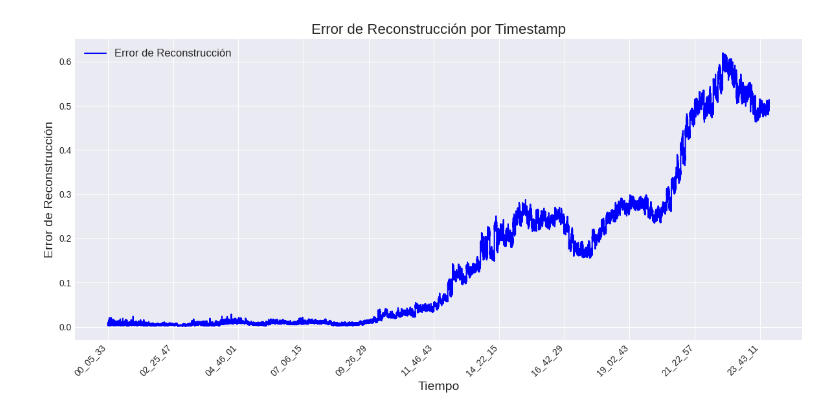
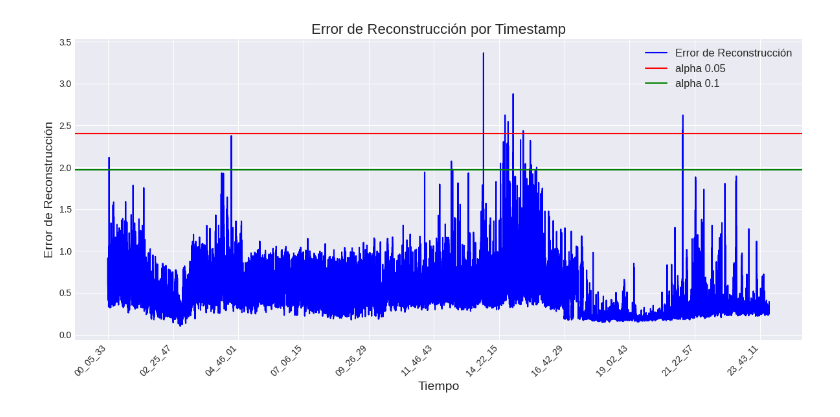
Before and after one commit to richiprieto/wedowind_docto, a Jupyter notebook: src/UnirGraficas.ipynb, the cells around one changed output. Saved outputs shown, nothing was run; the diff lists cells and outputs as text; code cells hidden in the pictures.

```diff
--- a/src/UnirGraficas.ipynb
+++ b/src/UnirGraficas.ipynb
@@ -4,7 +4,7 @@ import matplotlib.pyplot as plt
 import glob
 # %%
 # Leer todos los archivos CSV con el patrón "reconstruction_error_batch"
-file_pattern = "output/reconstruction_error_batch*.csv"
+file_pattern = "output/reconstruction_16_02_2022_batch_*.csv"
 csv_files = glob.glob(file_pattern)
 
 # Combinar los datos de todos los archivos en un solo DataFrame
@@ -22,36 +22,40 @@ combined_data_sorted['Timestamp_Simplified'] = combined_data_sorted['Timestamp']
 # Configurar el estilo de la gráfica para alta calidad
 plt.style.use('seaborn-v0_8-darkgrid')
 plt.figure(figsize=(12, 6))
+
 
 # Graficar los datos ordenados
 plt.plot(combined_data_sorted['Error_Reconstrucción'], label='Error de Reconstrucción', linewidth=1.5, color='blue')
 
 # Configurar el eje X con etiquetas simplificadas para evitar solapamiento
 xticks_indices = combined_data_sorted.index[~combined_data_sorted['Timestamp_Simplified'].isna()]
 xticks_labels = combined_data_sorted['Timestamp_Simplified'].dropna()
 
 # Reducir la frecuencia de las etiquetas para mayor claridad
 step = max(len(xticks_labels) // 10, 1)
 xticks_indices = xticks_indices[::step]
 xticks_labels = xticks_labels[::step]
 
 plt.xticks(
     ticks=xticks_indices,
     labels=xticks_labels,
     rotation=45,
     fontsize=10,
     ha='right'
 )
 
+plt.axhline(2.4035, color='red', label='alpha 0.05');
+plt.axhline(1.9690, color='green', label='alpha 0.1');
+
 # Etiquetas y título
 plt.xlabel('Tiempo', fontsize=14)
 plt.ylabel('Error de Reconstrucción', fontsize=14)
 plt.title('Error de Reconstrucción por Timestamp', fontsize=16)
 plt.legend(fontsize=12)
 plt.tight_layout()
 
 # Guardar la gráfica como imagen de alta calidad
-plt.savefig("output/reconstruction_error_plot_sorted.png", dpi=300)
+plt.savefig("output/reconstruction_error_plot_sorted_16_02_2022.png", dpi=300)
 plt.show()
 # %% [output]
-[figure, old version]
+[figure, new version]
```
Also changed, not shown: 7 other files.
